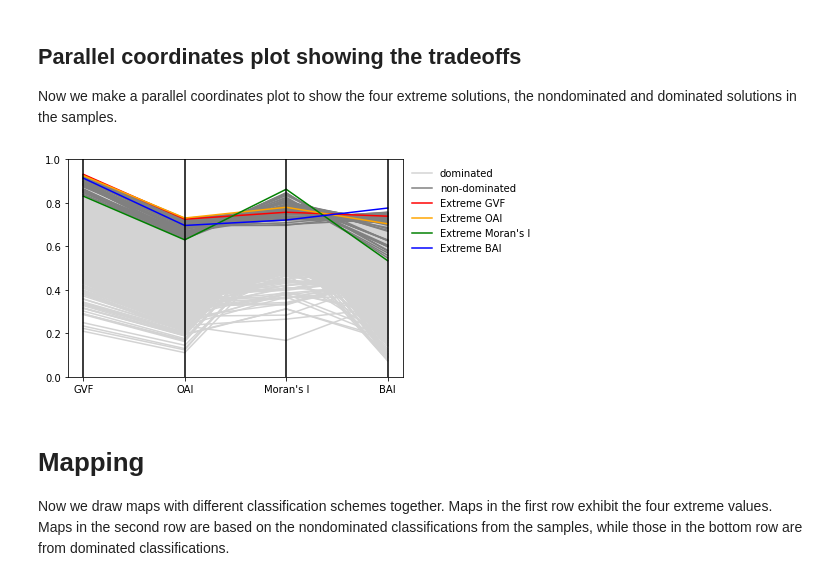
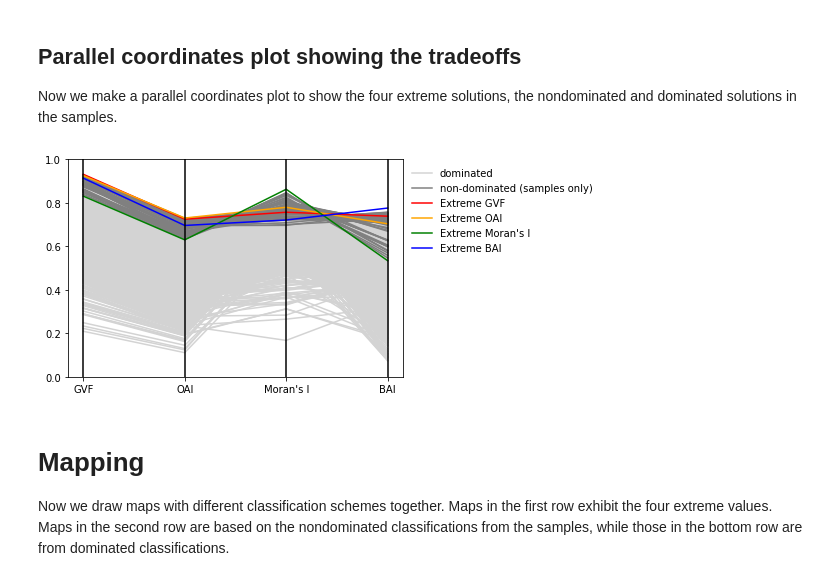
Before and after one commit to compgeog/choropleth-tradeoffs, a Jupyter notebook: explore_choropleth_results.ipynb, the cells around one changed output. Saved outputs shown, nothing was run; the diff lists cells and outputs as text; code cells hidden in the pictures.

```diff
--- a/explore_choropleth_results.ipynb
+++ b/explore_choropleth_results.ipynb
@@ -324,23 +324,23 @@ Now we make a parallel coordinates plot to show the four extreme solutions, the
 # %%
 objective_names = [ 'GVF', 'OAI', 'Moran\'s I', 'BAI' ]
 bounds = [[0, 1] for i in range(4)]
 
 best_objs = [v[1] for v in extremes]
 
 nondominated_objs = [res[1] for res in nondominated]
 dominated_objs = [res[1] for res in dominated]
 
 colors = ['lightgrey']*len(dominated) + ['grey']*len(nondominated) + ['red', 'orange', 'green', 'blue']
-legend_labels = ['dominated']*len(dominated) + ['non-dominated']*len(nondominated) \
+legend_labels = ['dominated']*len(dominated) + ['non-dominated (samples only)']*len(nondominated) \
     + ['Extreme GVF', 'Extreme OAI', 'Extreme Moran\'s I', 'Extreme BAI']
 
 pcpx(dominated_objs + nondominated_objs + best_objs,
      bounds=bounds, style=colors, labels=objective_names,
      legend_labels=legend_labels, legend_loc=2, bbox_to_anchor=(1, 1))
 
 plt.show()
 # %% [output]
-[figure, old version]
+[figure, new version]
 # %% [markdown]
 # Mapping
 
```
Also changed, not shown: parts of 3 cells of this notebook, 4 other files.
